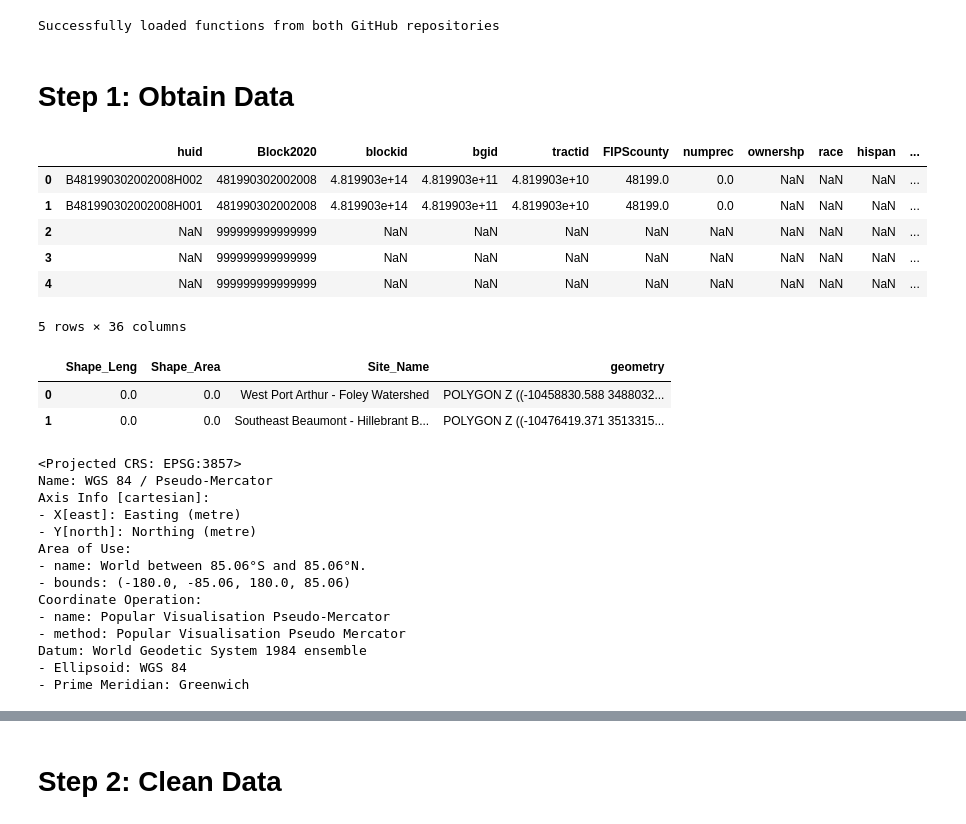
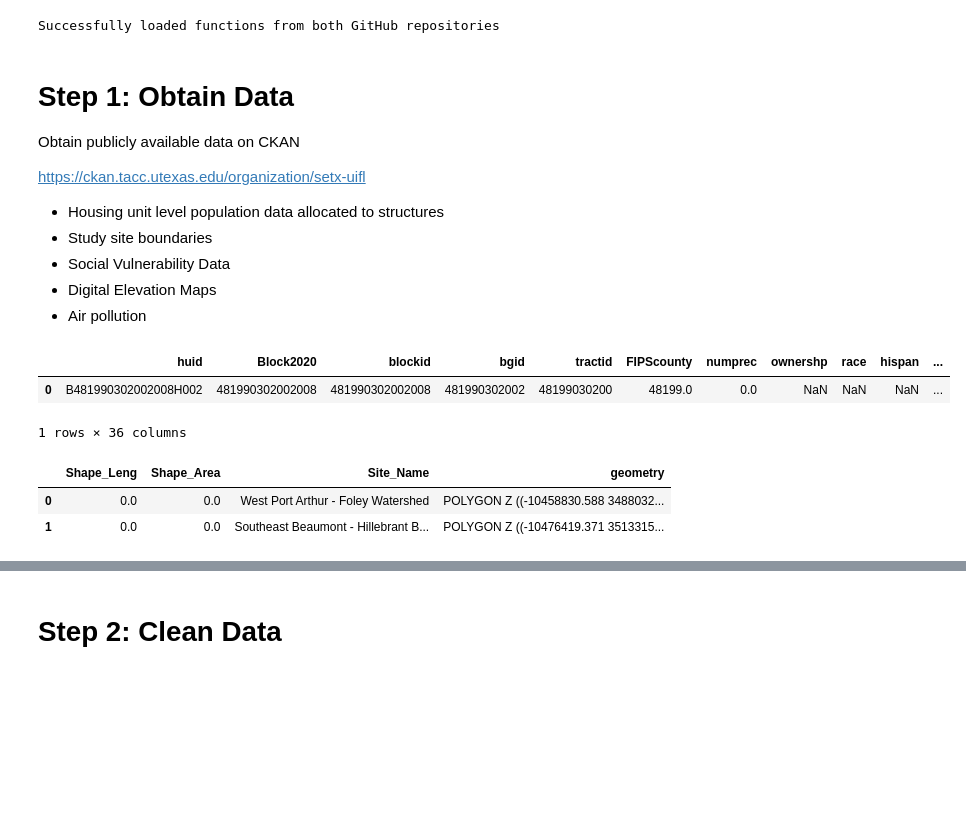
Before and after one commit to npr99/integrate_people_theme1_cookbook, a Jupyter notebook: integrate_people_sites.ipynb, the cells around one changed output, grey strips where cells are left out. Drawn from its saved outputs; the diff is of its cells as text; code cells hidden in the pictures; blank space fills up the shorter version.

```diff
--- a/integrate_people_sites.ipynb
+++ b/integrate_people_sites.ipynb
@@ -66,23 +70,35 @@ exec(code_to_exec)
 print("Successfully loaded functions from both GitHub repositories")
 # %% [output]
 Successfully loaded functions from both GitHub repositories
-# %% [markdown]
-# Step 1: Obtain Data
+# %% [markdown]
+# Step 1: Obtain Data
+Obtain publicly available data on CKAN
+
+https://ckan.tacc.utexas.edu/organization/setx-uifl
+
+- Housing unit level population data allocated to structures
+- Study site boundaries
+- Social Vulnerability Data
+- Digital Elevation Maps
+- Air pollution
 # %%
 # housing unit allocation data from CKAN
 data_title = "2020 Housing Unit Allocation for SETX"
 url = "https://ckan.tacc.utexas.edu/dataset/62308724-7eac-45ed-aeab-d4d6a46128e1/resource/5154eb5e-d8ff-4183-b361-fd530513e3c1/download/hua_v2-0-0_setxuifl_tx_nsi_2020_nsi_rs9876.csv"
 
-hua_df = pd.read_csv(url)
-hua_df.head()
+# read in blockid, bgid, tractid, FIPSCounty as strings
+dtypes_dict = {
+    'blockid': str,
+    'bgid': str,
+    'tractid': str,
+    'FIPSCounty': str
+}
+hua_df = pd.read_csv(url, dtype=dtypes_dict)
+hua_df.head(1)
 # %% [output]
 |  | huid | Block2020 | blockid | bgid | tractid | FIPScounty | numprec | ownershp | race | hispan | ... |
-| 0 | B481990302002008H002 | 481990302002008 | 4.819903e+14 | 4.819903e+11 | 4.819903e+10 | 48199.0 | 0.0 | NaN | NaN | NaN | ... |
-| 1 | B481990302002008H001 | 481990302002008 | 4.819903e+14 | 4.819903e+11 | 4.819903e+10 | 48199.0 | 0.0 | NaN | NaN | NaN | ... |
-| 2 | NaN | 999999999999999 | NaN | NaN | NaN | NaN | NaN | NaN | NaN | NaN | ... |
-| 3 | NaN | 999999999999999 | NaN | NaN | NaN | NaN | NaN | NaN | NaN | NaN | ... |
-| 4 | NaN | 999999999999999 | NaN | NaN | NaN | NaN | NaN | NaN | NaN | NaN | ... |
+| 0 | B481990302002008H002 | 481990302002008 | 481990302002008 | 481990302002 | 48199030200 | 48199.0 | 0.0 | NaN | NaN | NaN | ... |
-5 rows × 36 columns
+1 rows × 36 columns
 # %%
 # task force sites
 data_title = "Task Force Top Two Focus Sites"
@@ -94,20 +110,3 @@ tfsites_gdf.head()
 |  | Shape_Leng | Shape_Area | Site_Name | geometry |
 | 0 | 0.0 | 0.0 | West Port Arthur - Foley Watershed | POLYGON Z ((-10458830.588 3488032... |
 | 1 | 0.0 | 0.0 | Southeast Beaumont - Hillebrant B... | POLYGON Z ((-10476419.371 3513315... |
-# %%
-tfsites_gdf.crs
-# %% [output]
-<Projected CRS: EPSG:3857>
-Name: WGS 84 / Pseudo-Mercator
-Axis Info [cartesian]:
-- X[east]: Easting (metre)
-- Y[north]: Northing (metre)
-Area of Use:
-- name: World between 85.06°S and 85.06°N.
-- bounds: (-180.0, -85.06, 180.0, 85.06)
-Coordinate Operation:
-- name: Popular Visualisation Pseudo-Mercator
-- method: Popular Visualisation Pseudo Mercator
-Datum: World Geodetic System 1984 ensemble
-- Ellipsoid: WGS 84
-- Prime Meridian: Greenwich
```
Also changed, not shown: parts of 27 cells of this notebook, 1 other file.
